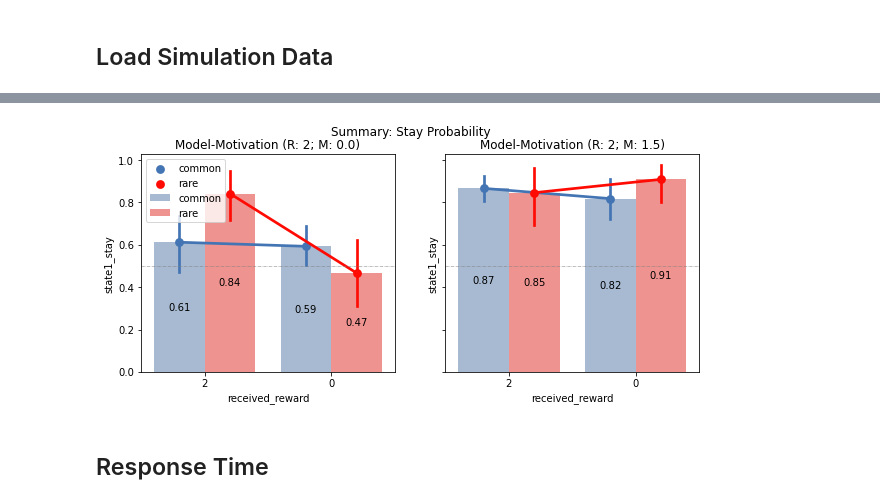
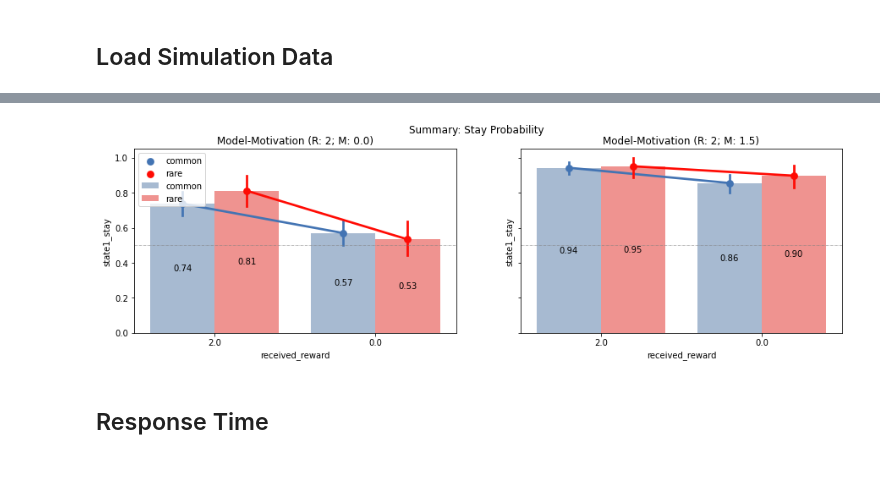
Before and after one commit to yangyuxue2333/ACTR-MarkovTask, a Jupyter notebook: analysis/analysis_models.ipynb, the cells around one changed output, grey strips where cells are left out. Saved outputs shown, nothing was run; the diff lists cells and outputs as text; code cells hidden in the pictures; blank space fills up the shorter version.

```diff
--- a/analysis/analysis_models.ipynb
+++ b/analysis/analysis_models.ipynb
@@ -63,3 +44,18 @@ df32, df32_state1stay = load_simulation(dir_name='../data/test/m32', model_name=
+# %%
+model1 = "markov-model1"
+model2 = "markov-model2"
+model3 = "markov-model3"
+
+# df1, df2, df3 = try_simulation_example()
+data_dir = '../data/test1'
+df1, df1_state1stay = load_simulation(dir_name=data_dir, model_name='markov-model1')
+df2, df2_state1stay = load_simulation(dir_name=data_dir, model_name='markov-model2')
+df3, df3_state1stay = load_simulation(dir_name=data_dir, model_name='markov-model3')
+# %%
+df31 = df3.loc[df3['other_parameters'] == 0]
+df32 = df3.loc[df3['other_parameters'] != 0]
+df31_state1stay = df3_state1stay.loc[df3_state1stay['other_parameters'] == 0]
+df32_state1stay = df3_state1stay.loc[df3_state1stay['other_parameters'] != 0]
 # %%
 df1_aggregate = df1_state1stay.groupby(['epoch', 'received_reward', 'state_frequency']).agg(state1_stay_mean=('state1_stay', 'mean'),
                                                                                         state1_stay_sd=('state1_stay', 'std'),
@@ -123,5 +119,5 @@ plt.show()
 # %%
-fig, axes = plt.subplots(1, 2, figsize=(10,4), sharex=True, sharey=True)
+fig, axes = plt.subplots(1, 2, figsize=(15,4), sharex=True, sharey=True)
 fig.suptitle('Summary: Stay Probability')
 sns.barplot(data=df31_state1stay, x='received_reward', y='state1_stay',
             hue='state_frequency', palette=my_palette, alpha=.5,
@@ -132,34 +128,34 @@ sns.pointplot(data=df31_state1stay, x='received_reward', y='state1_stay',  dodge
             hue='state_frequency',
             palette=my_palette,
             order = sorted(df31_state1stay['received_reward'].unique(), reverse=True),
             hue_order=['common', 'rare'],
             ax=axes[0])
 
 sns.barplot(data=df32_state1stay, x='received_reward', y='state1_stay',
             hue='state_frequency', palette=my_palette, alpha=.5,
             order = sorted(df32_state1stay['received_reward'].unique(), reverse=True),
             hue_order=['common', 'rare'], errorbar=None,
             ax=axes[1])
 sns.pointplot(data=df32_state1stay, x='received_reward', y='state1_stay',  dodge=0.4,
             hue='state_frequency',
             palette=my_palette,
             order = sorted(df32_state1stay['received_reward'].unique(), reverse=True),
             hue_order=['common', 'rare'],
             ax=axes[1])
 
 for ax in axes:
     for container in ax.containers:
         ax.bar_label(container, fmt='%.2f', label_type='center')
     ax.axhline(0.5, color='grey', ls='-.', linewidth=.5)
 
 axes[0].legend(loc=2)
 axes[1].legend_.remove()
 axes[0].set_title('Model-Motivation (R: %.d; M: %.1f)' % (df31['received_reward'].max(), df31['other_parameters'].max()))
 axes[1].set_title('Model-Motivation (R: %.d; M: %.1f)' % (df32['received_reward'].max(), df32['other_parameters'].max()))
 
 plt.show()
 # %% [output]
-[figure, old version]
+[figure, new version]
 # %% [markdown]
 ## Response Time
 # %%
```
Also changed, not shown: parts of 7 cells of this notebook, 1 other file.
